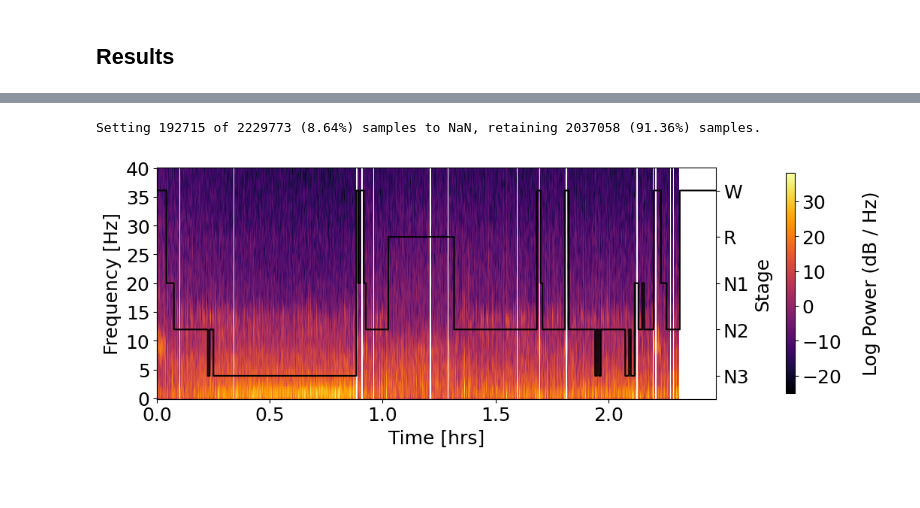
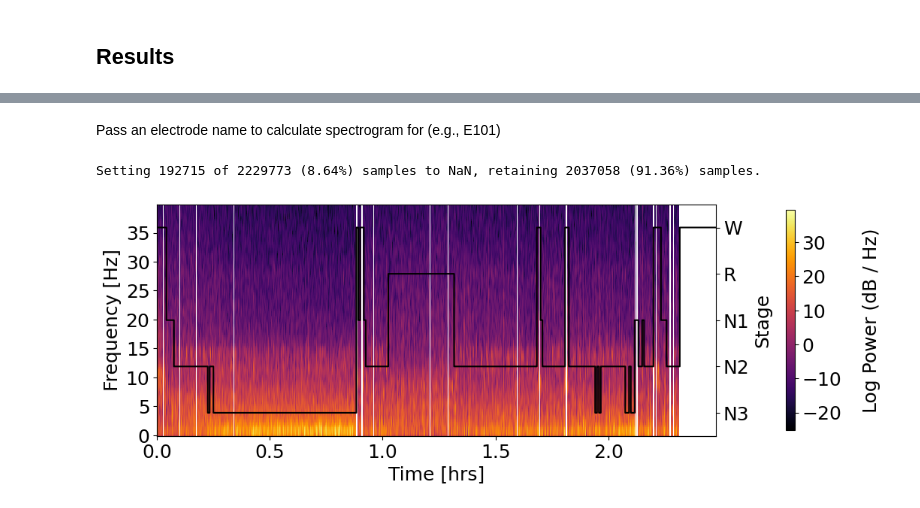
Before and after one commit to NirLab-TAU/sleepeegpy, a Jupyter notebook: notebooks/complete_pipeline.ipynb, the cells around one changed output, grey strips where cells are left out. Cells and saved outputs as stored; diff of their text form; code cells hidden in the pictures; blank space fills up the shorter version.

```diff
--- a/notebooks/complete_pipeline.ipynb
+++ b/notebooks/complete_pipeline.ipynb
@@ -60,5 +68,3 @@ Designing a one-pass, zero-phase, non-causal bandstop filter:
 Using CUDA for FFT FIR filtering
 # %% [markdown]
 ### Select bad channels and epochs
-# %%
-pipe.mne_raw.set_eeg_reference(projection=True)
@@ -119,4 +110,3 @@ none
 # %%
 ica_pipe = ICAPipe(
-    prec_pipe=pipe,
-    n_components=15)
+    prec_pipe=pipe)
@@ -181,10 +163,9 @@ results_pipe = ResultsPipe(
+# %% [markdown]
+Pass an electrode name to calculate spectrogram for (e.g., E101)
 # %%
 results_pipe.plot_hypnospectrogram(
     picks=['E101'],
-    win_sec=4,
-    freq_range=(0, 40),
-    cmap='inferno',
     overlap=True)
 # %% [output]
 Setting 192715 of 2229773 (8.64%) samples to NaN, retaining 2037058 (91.36%) samples.
-[figure, old version]
+[figure, new version]
```
Also changed, not shown: parts of 31 cells of this notebook, 9 other files.
